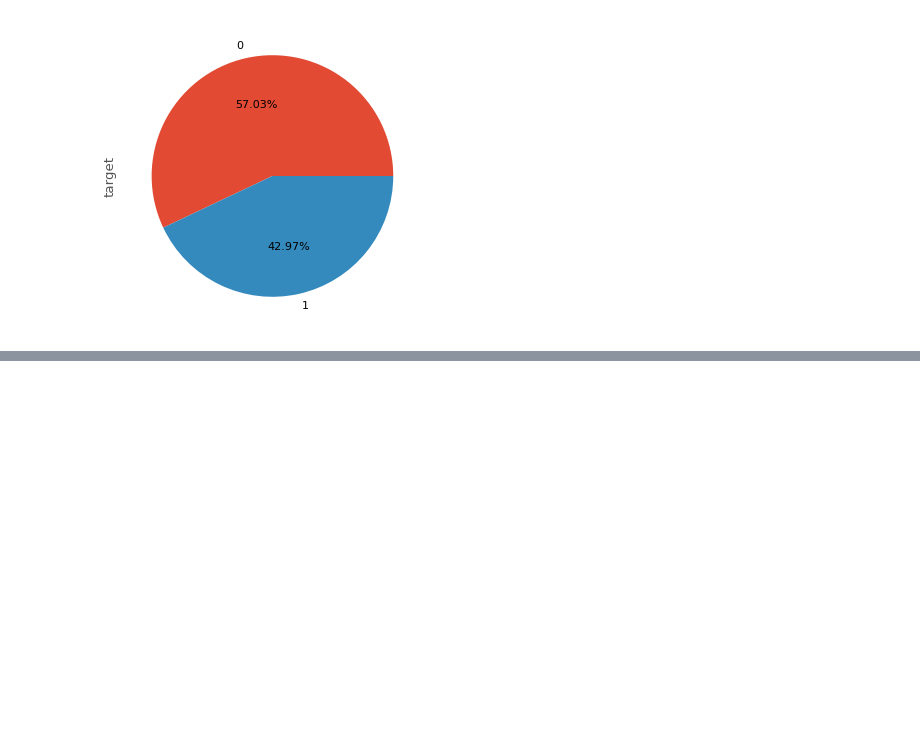
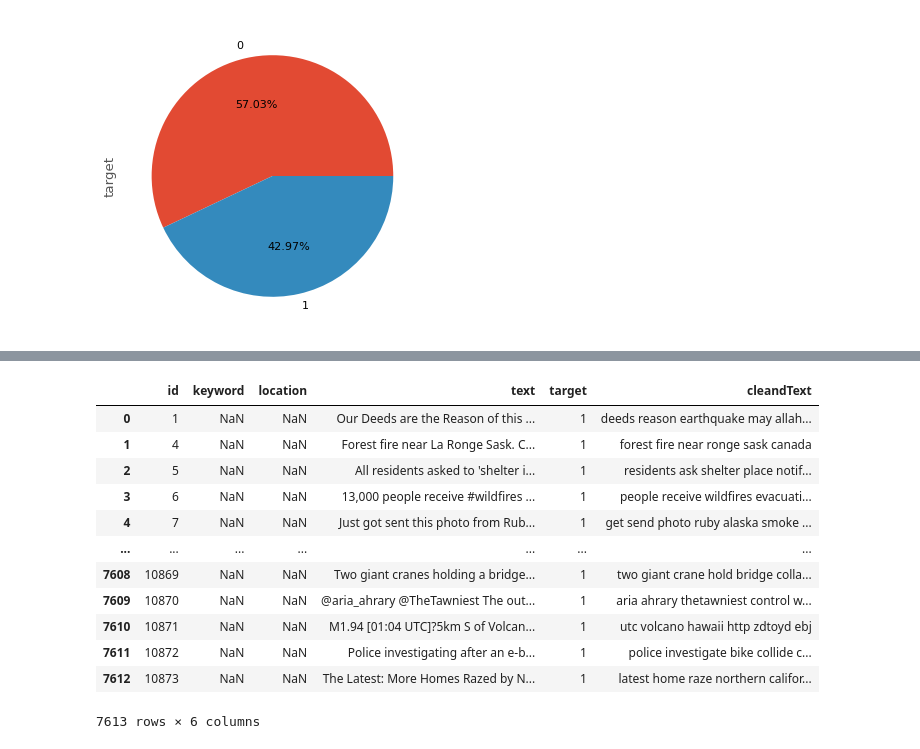
Before and after one commit to sudarshan-koirala/random-ML-and-DL-projects, a Jupyter notebook: nlp/nlp-with-disaster-tweets/nlp-disaster-tweet.ipynb, the cells around one changed output, grey strips where cells are left out. Drawn from its saved outputs; the diff is of its cells as text; code cells hidden in the pictures; blank space fills up the shorter version.

Commit message:
data cleaning function added

```diff
--- a/nlp/nlp-with-disaster-tweets/nlp-disaster-tweet.ipynb
+++ b/nlp/nlp-with-disaster-tweets/nlp-disaster-tweet.ipynb
@@ -93,0 +102,3 @@ dataset["target"].value_counts().plot.pie(autopct="%1.2f%%")
+# %%
+stop_words = set(stopwords.words("english"))
+lemma = WordNetLemmatizer()
@@ -93,0 +124,29 @@ dataset["target"].value_counts().plot.pie(autopct="%1.2f%%")
+# %%
+def clean_text(tweet_text):
+    tweet_text = re.sub(r'https\S+', '', tweet_text)                      # Removing url
+    tweet_text = re.sub('[^a-zA-Z]', ' ', tweet_text)                     # Removing numbers and punctuations
+    tweet_text = str(tweet_text).lower()                                  # Convert all characters to lowercase
+    tweet_text = word_tokenize(tweet_text)                                # Tokenization
+    tweet_text = [item for item in tweet_text if item not in stop_words]  # Removing the stop words
+    tweet_text = [lemma.lemmatize(word=w, pos='v') for w in tweet_text]   # Lemmatization
+    tweet_text = [i for i in tweet_text if len(i) > 2]                    # Removing the words having lenght <= 2
+    tweet_text = ' '.join(tweet_text)                                     # Converting list to string
+    return tweet_text
+# %%
+dataset["cleandText"] = dataset["text"].apply(clean_text)
+# %%
+dataset
+# %% [output]
+|  | id | keyword | location | text | target | cleandText |
+| 0 | 1 | NaN | NaN | Our Deeds are the Reason of this ... | 1 | deeds reason earthquake may allah... |
+| 1 | 4 | NaN | NaN | Forest fire near La Ronge Sask. C... | 1 | forest fire near ronge sask canada |
+| 2 | 5 | NaN | NaN | All residents asked to 'shelter i... | 1 | residents ask shelter place notif... |
+| 3 | 6 | NaN | NaN | 13,000 people receive #wildfires ... | 1 | people receive wildfires evacuati... |
+| 4 | 7 | NaN | NaN | Just got sent this photo from Rub... | 1 | get send photo ruby alaska smoke ... |
+| ... | ... | ... | ... | ... | ... | ... |
+| 7608 | 10869 | NaN | NaN | Two giant cranes holding a bridge... | 1 | two giant crane hold bridge colla... |
+| 7609 | 10870 | NaN | NaN | @aria_ahrary @TheTawniest The out... | 1 | aria ahrary thetawniest control w... |
+| 7610 | 10871 | NaN | NaN | M1.94 [01:04 UTC]?5km S of Volcan... | 1 | utc volcano hawaii http zdtoyd ebj |
+| 7611 | 10872 | NaN | NaN | Police investigating after an e-b... | 1 | police investigate bike collide c... |
+| 7612 | 10873 | NaN | NaN | The Latest: More Homes Razed by N... | 1 | latest home raze northern califor... |
+7613 rows × 6 columns
```
Also changed, not shown: parts of 6 cells of this notebook.
